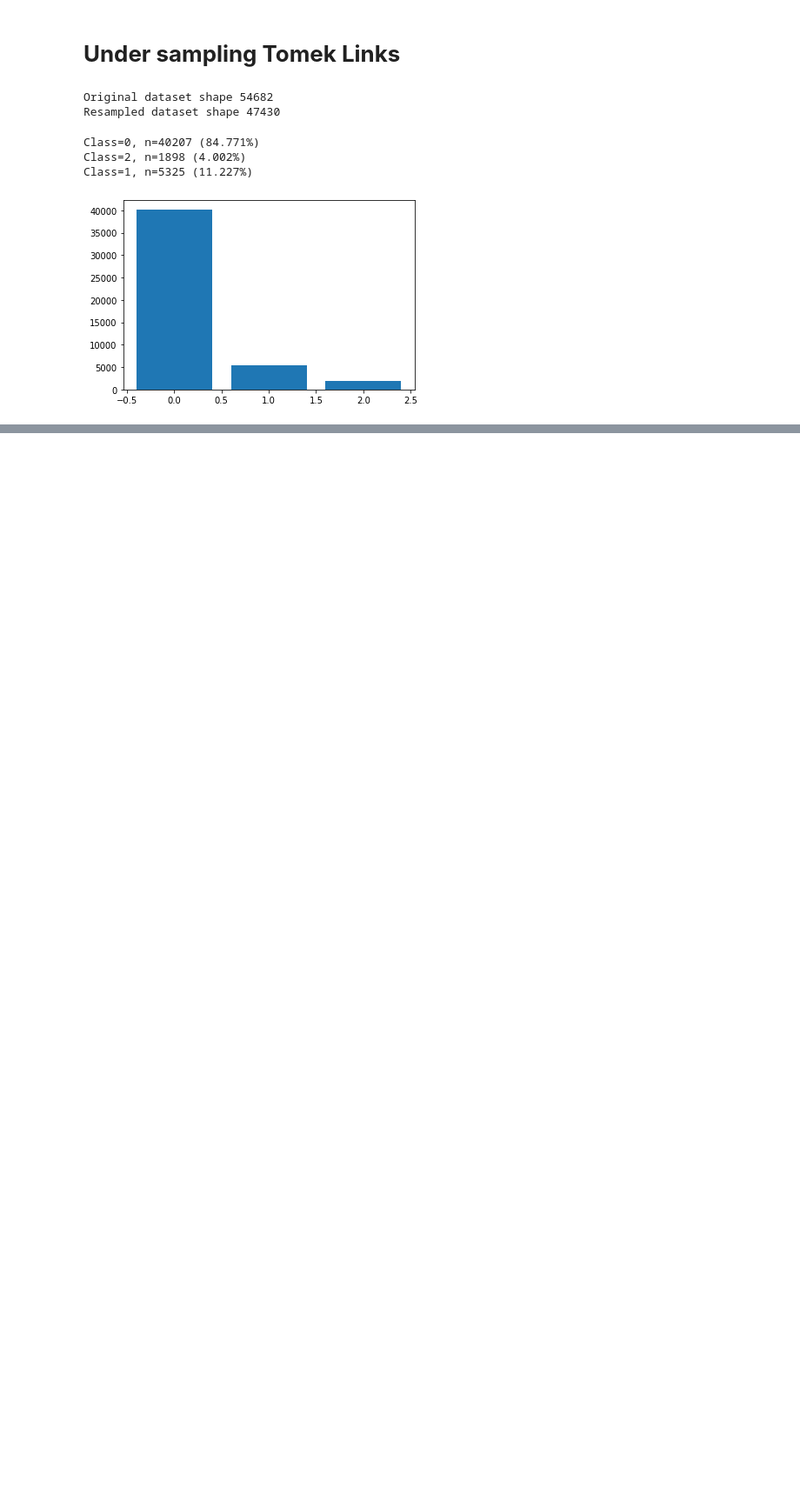
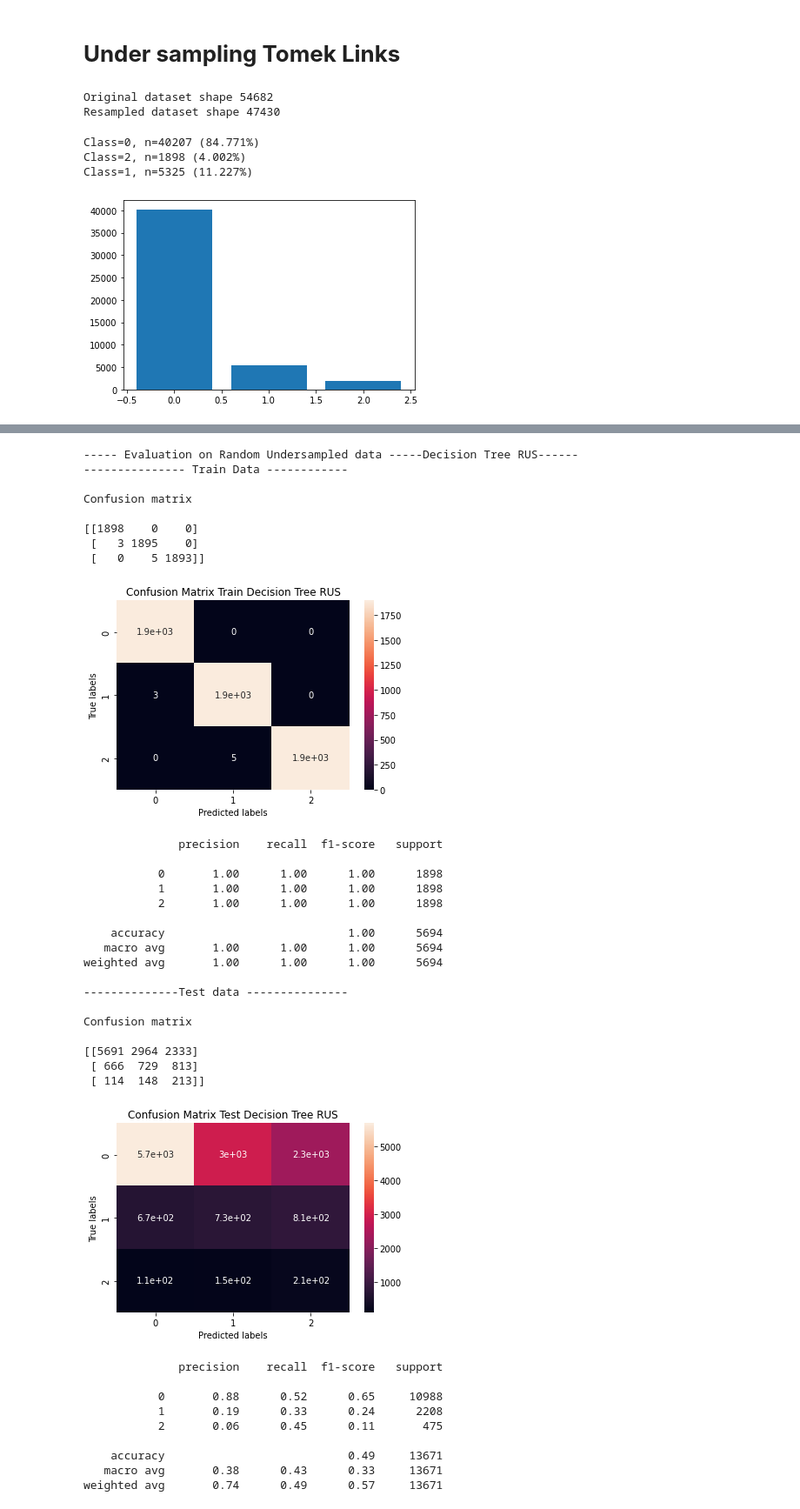
Before and after one commit to Akramkhan01/Email-Campaign-Effectiveness-Prediction-Capstone-Project, a Jupyter notebook: Email_Campaign_Effectiveness_Prediction.ipynb, the cells around one changed output, grey strips where cells are left out. Shown at 87% size. Cells and saved outputs as stored; diff of their text form; code cells hidden in the pictures; blank space fills up the shorter version.

```diff
--- a/Email_Campaign_Effectiveness_Prediction.ipynb
+++ b/Email_Campaign_Effectiveness_Prediction.ipynb
@@ -913,0 +1306,4 @@ Class=1, n=5325 (11.227%)
+# %%
+#Classifier RUS
+dt_rus = DecisionTreeClassifier()
+dt_rus.fit(x_train_rus,y_train_rus)
@@ -913,0 +1312,4 @@ Class=1, n=5325 (11.227%)
+# %%
+#Classifier SMOTE
+dt_smote = DecisionTreeClassifier()
+dt_smote.fit(x_train_smote,y_train_smote)
@@ -913,0 +1318,4 @@ Class=1, n=5325 (11.227%)
+# %%
+#Classifier TomekLinks
+dt_smotom = DecisionTreeClassifier()
+dt_smotom.fit(x_train_smotom,y_train_smotom)
@@ -913,0 +1324,41 @@ Class=1, n=5325 (11.227%)
+# %%
+dt_eval_list = model_evaluation('Decision Tree RUS', 'Decision Tree SMOTE','Decision Tree TomekLinks', dt_rus, dt_smote, dt_smotom,x_train_rus, y_train_rus,
+                                x_train_smote, y_train_smote, x_train_smotom,y_train_smotom,X_test, y_test)
+dt_eval_list
+# %% [output]
+----- Evaluation on Random Undersampled data -----Decision Tree RUS------
+--------------- Train Data ------------
+
+Confusion matrix
+
+[[1898    0    0]
+ [   3 1895    0]
+ [   0    5 1893]]
+[figure, added]
+              precision    recall  f1-score   support
+
+           0       1.00      1.00      1.00      1898
+           1       1.00      1.00      1.00      1898
+           2       1.00      1.00      1.00      1898
+
+    accuracy                           1.00      5694
+   macro avg       1.00      1.00      1.00      5694
+weighted avg       1.00      1.00      1.00      5694
+
+--------------Test data ---------------
+
+Confusion matrix
+
+[[5691 2964 2333]
+ [ 666  729  813]
+ [ 114  148  213]]
+[figure, added]
+              precision    recall  f1-score   support
+
+           0       0.88      0.52      0.65     10988
+           1       0.19      0.33      0.24      2208
+           2       0.06      0.45      0.11       475
+
+    accuracy                           0.49     13671
+   macro avg       0.38      0.43      0.33     13671
+weighted avg       0.74      0.49      0.57     13671
```
Also changed, not shown: parts of 70 cells of this notebook.
